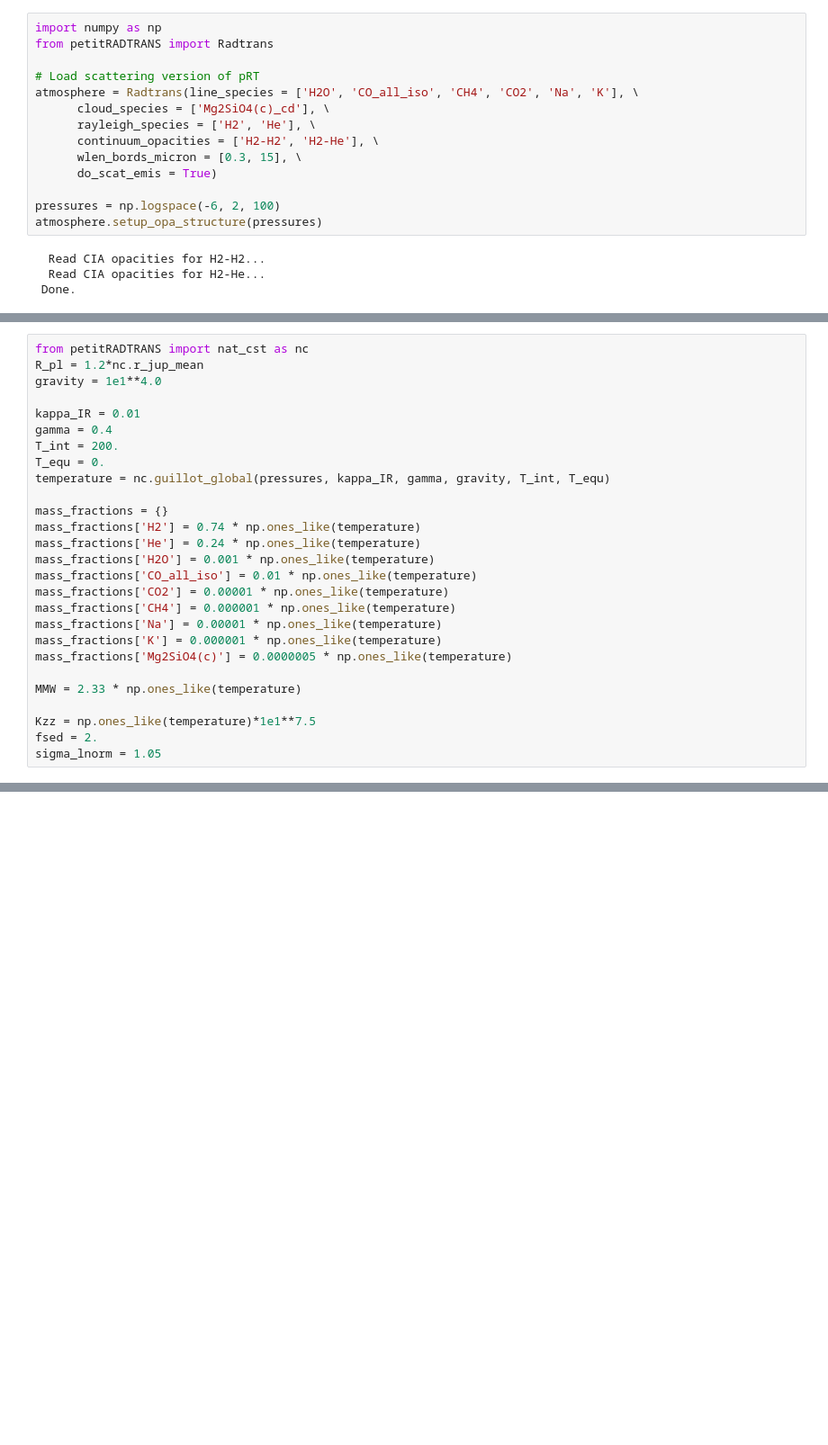
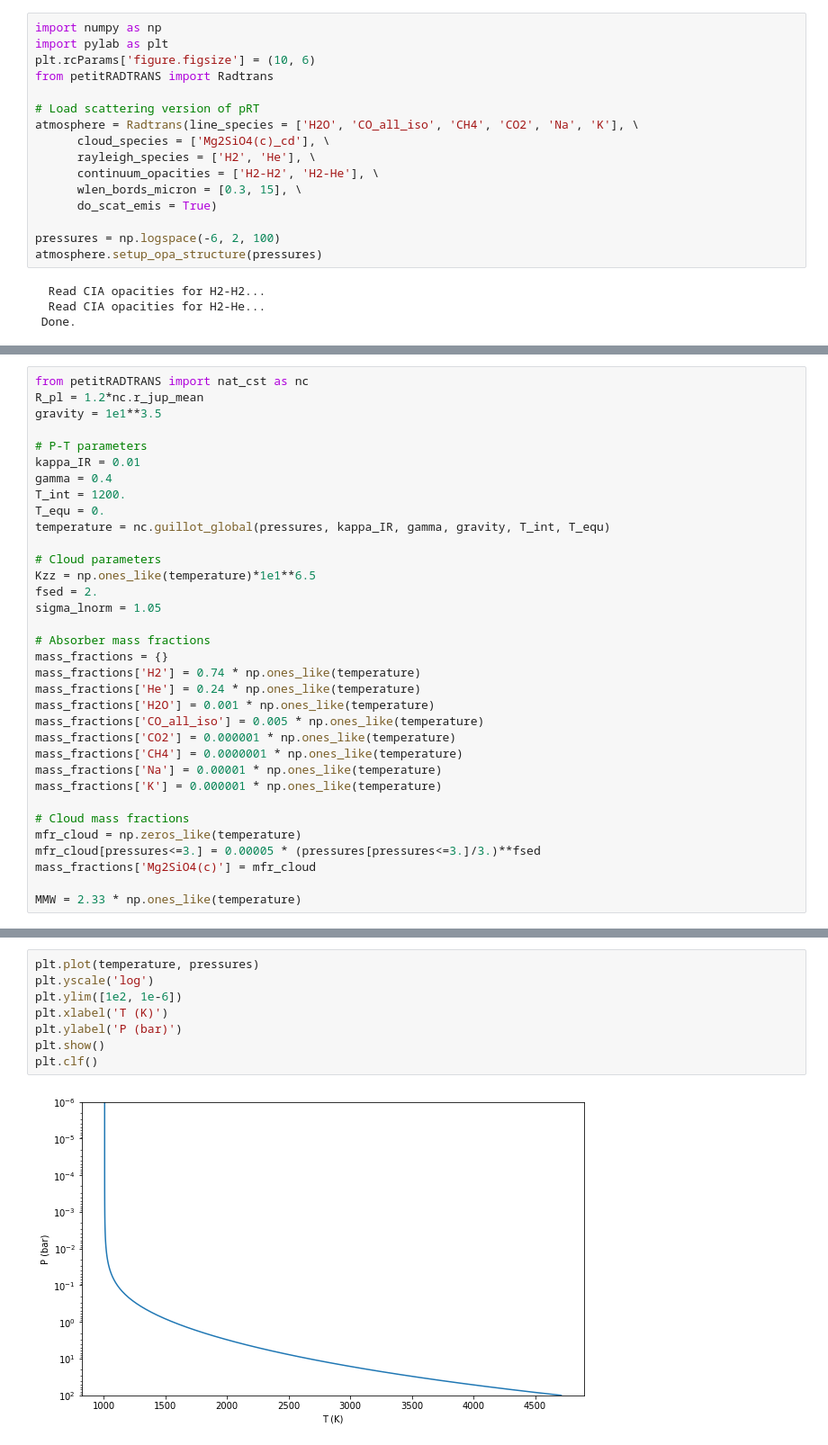
Before and after one commit to nborsato/petitRADTRANS, a Jupyter notebook: docs/content/notebooks/emis_scat.ipynb, the cells around one changed output, grey strips where cells are left out. Shown at 90% size. Cells and saved outputs as stored; diff of their text form; blank space fills up the shorter version.

```diff
--- a/docs/content/notebooks/emis_scat.ipynb
+++ b/docs/content/notebooks/emis_scat.ipynb
@@ -7,5 +7,7 @@ To turn on scattering one must simply pass the keyword ``do_scat_emis = True`` t
 # %%
 import numpy as np
+import pylab as plt
+plt.rcParams['figure.figsize'] = (10, 6)
 from petitRADTRANS import Radtrans
 
 # Load scattering version of pRT
@@ -27,27 +29,34 @@ Here we define the atmosphere, and some cloud parameters. Again, see the ["Cloud
 # %%
 from petitRADTRANS import nat_cst as nc
 R_pl = 1.2*nc.r_jup_mean
-gravity = 1e1**4.0
+gravity = 1e1**3.5
 
+# P-T parameters
 kappa_IR = 0.01
 gamma = 0.4
-T_int = 200.
+T_int = 1200.
 T_equ = 0.
 temperature = nc.guillot_global(pressures, kappa_IR, gamma, gravity, T_int, T_equ)
 
+# Cloud parameters
+Kzz = np.ones_like(temperature)*1e1**6.5
+fsed = 2.
+sigma_lnorm = 1.05
+
+# Absorber mass fractions
 mass_fractions = {}
 mass_fractions['H2'] = 0.74 * np.ones_like(temperature)
 mass_fractions['He'] = 0.24 * np.ones_like(temperature)
 mass_fractions['H2O'] = 0.001 * np.ones_like(temperature)
-mass_fractions['CO_all_iso'] = 0.01 * np.ones_like(temperature)
-mass_fractions['CO2'] = 0.00001 * np.ones_like(temperature)
-mass_fractions['CH4'] = 0.000001 * np.ones_like(temperature)
+mass_fractions['CO_all_iso'] = 0.005 * np.ones_like(temperature)
+mass_fractions['CO2'] = 0.000001 * np.ones_like(temperature)
+mass_fractions['CH4'] = 0.0000001 * np.ones_like(temperature)
 mass_fractions['Na'] = 0.00001 * np.ones_like(temperature)
 mass_fractions['K'] = 0.000001 * np.ones_like(temperature)
-mass_fractions['Mg2SiO4(c)'] = 0.0000005 * np.ones_like(temperature)
+
+# Cloud mass fractions
+mfr_cloud = np.zeros_like(temperature)
+mfr_cloud[pressures<=3.] = 0.00005 * (pressures[pressures<=3.]/3.)**fsed
+mass_fractions['Mg2SiO4(c)'] = mfr_cloud
 
 MMW = 2.33 * np.ones_like(temperature)
-
-Kzz = np.ones_like(temperature)*1e1**7.5
-fsed = 2.
-sigma_lnorm = 1.05
@@ -53,0 +65,10 @@ sigma_lnorm = 1.05
+# %%
+plt.plot(temperature, pressures)
+plt.yscale('log')
+plt.ylim([1e2, 1e-6])
+plt.xlabel('T (K)')
+plt.ylabel('P (bar)')
+plt.show()
+plt.clf()
+# %% [output]
+[figure, added]
```
Also changed, not shown: parts of 14 cells of this notebook, 44 other files.
